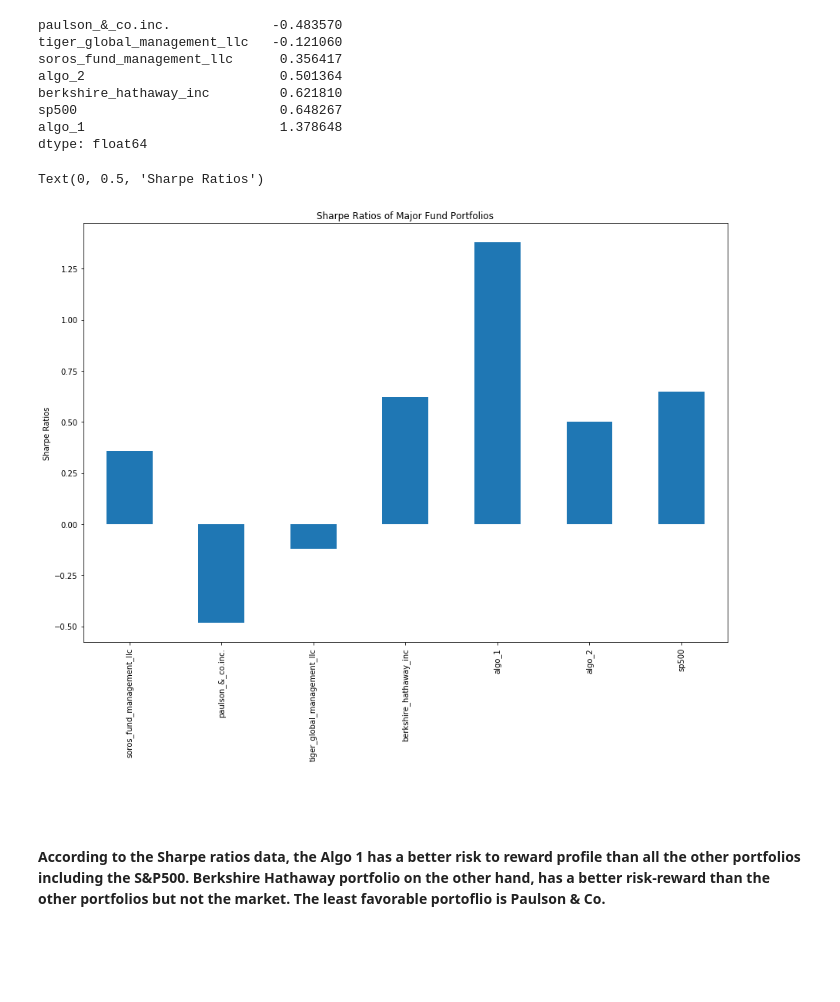
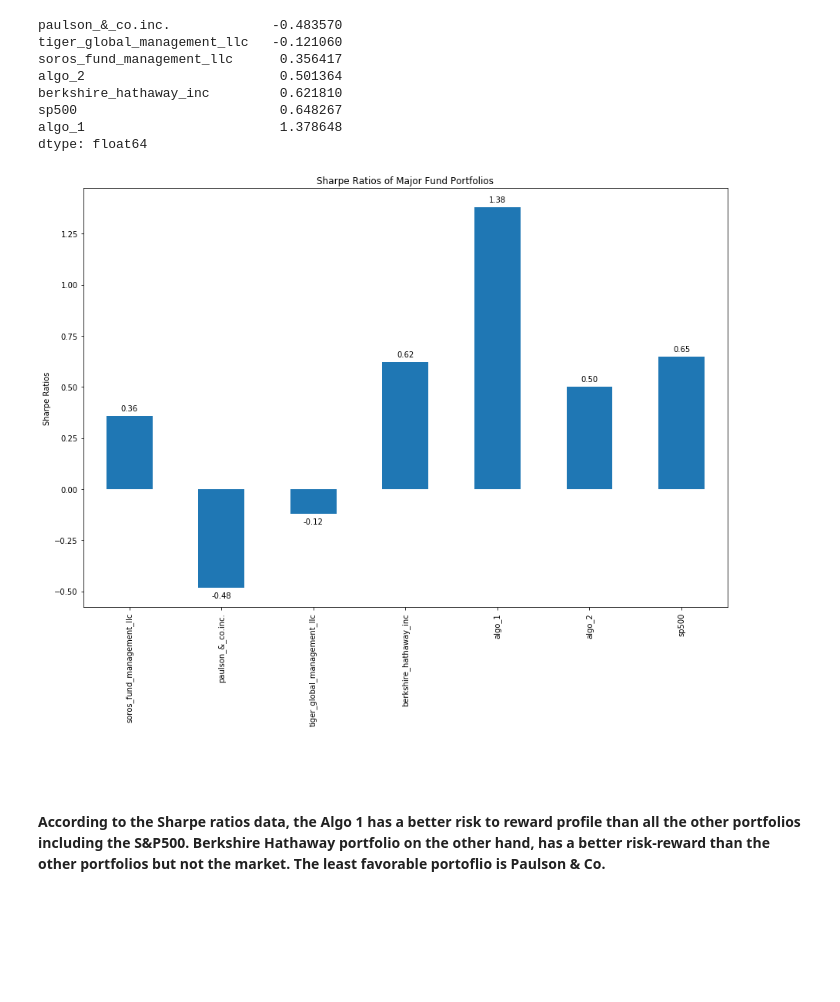
Before and after one commit to EmilianoAmador/Emiliano_Amador_a_whale_off_the_portfolio, a Jupyter notebook: whale_analysis.ipynb, the cells around one changed output. Drawn from its saved outputs; the diff is of its cells as text; code cells hidden in the pictures.

Commit message:
included visuals for correlations and created a function to showcase numbers above bar graph

```diff
--- a/whale_analysis.ipynb
+++ b/whale_analysis.ipynb
@@ -9,6 +9,47 @@ import datetime as dt
 from pathlib import Path
 import seaborn as sns
 %matplotlib inline
+# %%
+# places labels on bar graph containing positive AND negative values. (for positive only see code above its easier)
+def add_value_labels(ax, spacing=5):
+    """Add labels to the end of each bar in a bar chart.
+
+    Arguments:
+        ax (matplotlib.axes.Axes): The matplotlib object containing the axes
+            of the plot to annotate.
+        spacing (int): The distance between the labels and the bars.
+    """
+
+    # For each bar: Place a label
+    for rect in ax.patches:
+        # Get X and Y placement of label from rect.
+        y_value = rect.get_height()
+        x_value = rect.get_x() + rect.get_width() / 2
+
+        # Number of points between bar and label. Change to your liking.
+        space = spacing
+        # Vertical alignment for positive values
+        va = 'bottom'
+
+        # If value of bar is negative: Place label below bar
+        if y_value < 0:
+            # Invert space to place label below
+            space *= -1
+            # Vertically align label at top
+            va = 'top'
+
+        # Use Y value as label and format number with 2 decimal place    (another way to round numbers)
+        label = "{:.2f}".format(y_value)
+
+        # Create annotation
+        ax.annotate(
+            label,                      # Use `label` as label
+            (x_value, y_value),         # Place label at end of the bar
+            xytext=(0, space),          # Vertically shift label by `space`
+            textcoords="offset points", # Interpret `xytext` as offset in points
+            ha='center',                # Horizontally center label
+            va=va)                      # Vertically align label differently for
+                                        # positive and negative values.
 # %% [markdown]
 # Data Cleaning
 
@@ -353,10 +388,11 @@ dtype: float64
 # %%
 # Visualize the sharpe ratios as a bar plot
 sharpe_plot_obj = sharpe_ratios.plot(kind="bar", figsize=(15, 10), title="Sharpe Ratios of Major Fund Portfolios")
 sharpe_plot_obj.set_ylabel('Sharpe Ratios')
+
+add_value_labels(sharpe_plot_obj)
 # %% [output]
-Text(0, 0.5, 'Sharpe Ratios')
-[figure, old version]
+[figure, new version]
 # %% [markdown]
 <br>
 <br>
```
Also changed, not shown: parts of 3 cells of this notebook.
